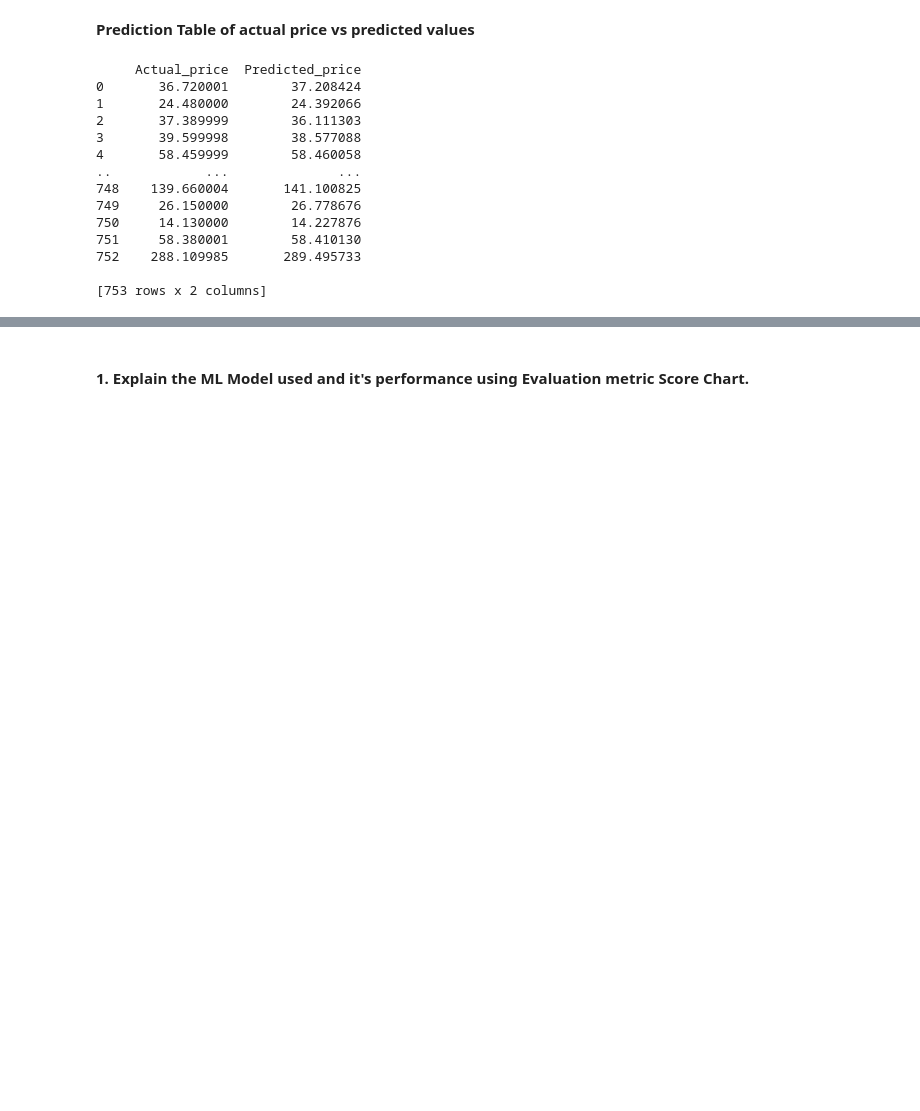
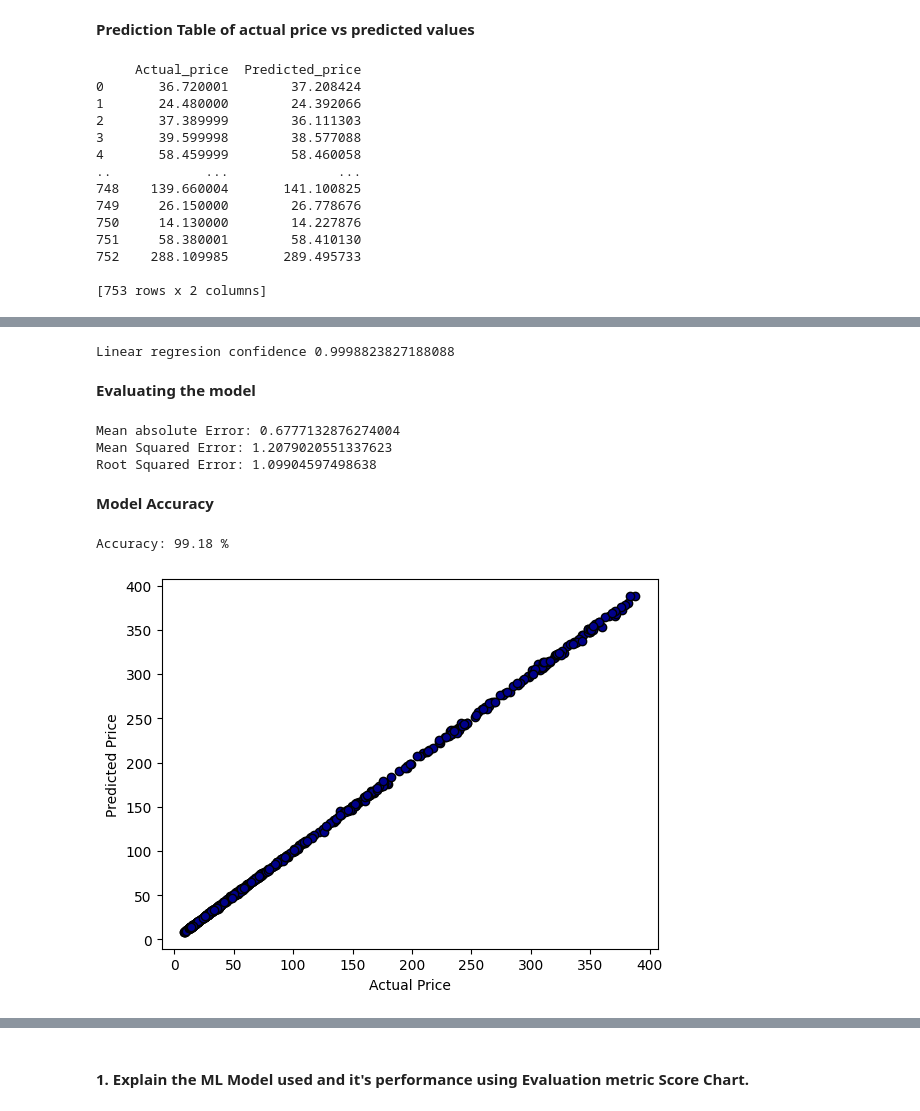
Before and after one commit to mradulkankaria/Capstone-2, a Jupyter notebook: Regression_Yes_Bank_Stock_Closing_Price_Prediction_Submission_Template.ipynb, the cells around one changed output, grey strips where cells are left out. Saved outputs shown, nothing was run; the diff lists cells and outputs as text; code cells hidden in the pictures; blank space fills up the shorter version.

```diff
--- a/Regression_Yes_Bank_Stock_Closing_Price_Prediction_Submission_Template.ipynb
+++ b/Regression_Yes_Bank_Stock_Closing_Price_Prediction_Submission_Template.ipynb
@@ -747,0 +776,10 @@ Stats on
+# %%
+# Checking the regression score
+from sklearn.metrics import confusion_matrix, accuracy_score
+
+regression_confidence = regressor.score(X_test, y_test)
+print('Linear regresion confidence',  regression_confidence)
+# %% [output]
+Linear regresion confidence 0.9998823827188088
+# %% [markdown]
+**Evaluating the model**
@@ -747,0 +789,26 @@ Stats on
+# %%
+# Evaluating the model - the closer to zero for all these metrics te better
+
+print('Mean absolute Error:', metrics.mean_absolute_error(y_test, predicted))
+print('Mean Squared Error:', metrics.mean_squared_error(y_test, predicted))
+print('Root Squared Error:', math.sqrt(metrics.mean_squared_error(y_test, predicted)))
+# %% [output]
+Mean absolute Error: 0.6777132876274004
+Mean Squared Error: 1.2079020551337623
+Root Squared Error: 1.09904597498638
+# %% [markdown]
+**Model Accuracy**
+# %%
+x2 = abs(predicted- y_test)
+y2 = 100*(x2/y_test)
+accuracy = 100 - np.mean(y2)
+print('Accuracy:', round(accuracy,2), '%')
+# %% [output]
+Accuracy: 99.18 %
+# %%
+plt.scatter(dfr.Actual_price, dfr.Predicted_price, color="darkblue", edgecolors='Black')
+plt.xlabel('Actual Price')
+plt.ylabel('Predicted Price')
+plt.show()
+# %% [output]
+[figure, added]
```
Also changed, not shown: parts of 55 cells of this notebook.
